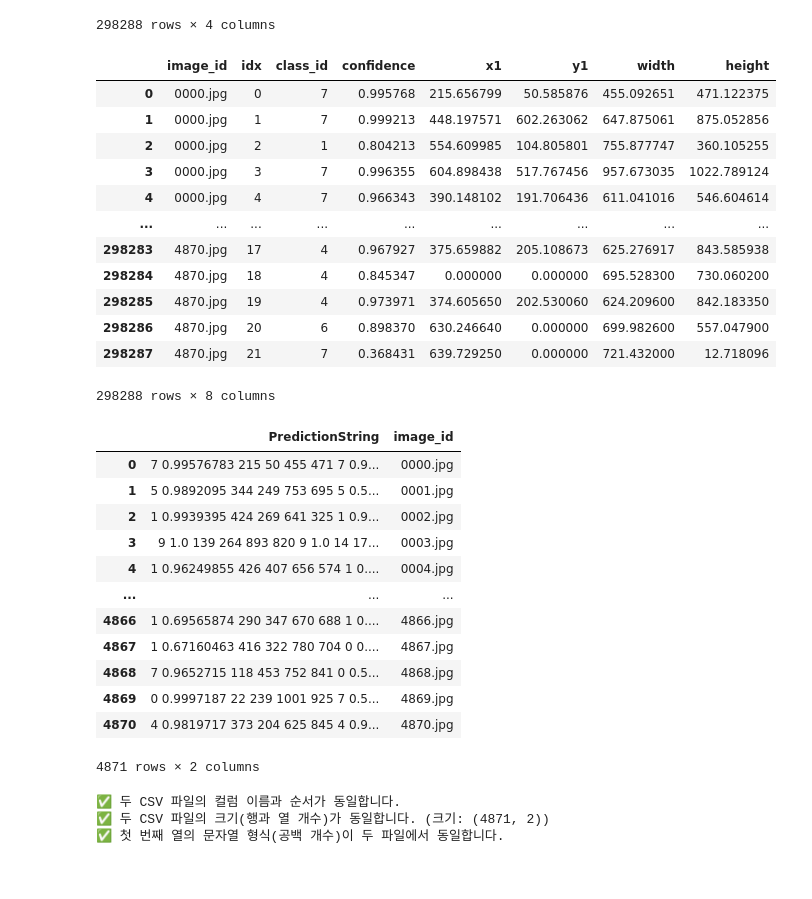
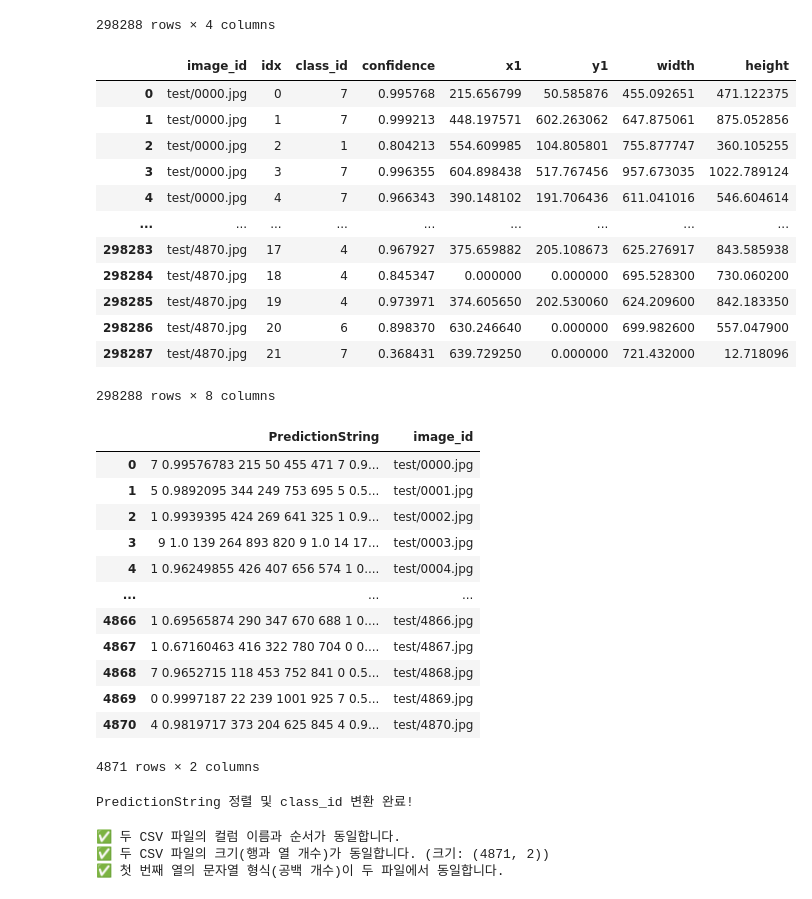
Before and after one commit to boostcampaitech7/level2-objectdetection-cv-18, a Jupyter notebook: 2-stages/classification/post_inference.ipynb, the cells around one changed output. Saved outputs shown, nothing was run; the diff lists cells and outputs as text; code cells hidden in the pictures.

```diff
--- a/2-stages/classification/post_inference.ipynb
+++ b/2-stages/classification/post_inference.ipynb
@@ -232,20 +232,21 @@ classification_df
 # %%
 split_df['class_id'] = classification_df['label_id']
 split_df['confidence'] = classification_df['cs']
+split_df['image_id'] = split_df['image_id'].apply(lambda x: f'test/{x}')
 split_df
 # %% [output]
 |  | image_id | idx | class_id | confidence | x1 | y1 | width | height |
-| 0 | 0000.jpg | 0 | 7 | 0.995768 | 215.656799 | 50.585876 | 455.092651 | 471.122375 |
-| 1 | 0000.jpg | 1 | 7 | 0.999213 | 448.197571 | 602.263062 | 647.875061 | 875.052856 |
-| 2 | 0000.jpg | 2 | 1 | 0.804213 | 554.609985 | 104.805801 | 755.877747 | 360.105255 |
-| 3 | 0000.jpg | 3 | 7 | 0.996355 | 604.898438 | 517.767456 | 957.673035 | 1022.789124 |
-| 4 | 0000.jpg | 4 | 7 | 0.966343 | 390.148102 | 191.706436 | 611.041016 | 546.604614 |
+| 0 | test/0000.jpg | 0 | 7 | 0.995768 | 215.656799 | 50.585876 | 455.092651 | 471.122375 |
+| 1 | test/0000.jpg | 1 | 7 | 0.999213 | 448.197571 | 602.263062 | 647.875061 | 875.052856 |
+| 2 | test/0000.jpg | 2 | 1 | 0.804213 | 554.609985 | 104.805801 | 755.877747 | 360.105255 |
+| 3 | test/0000.jpg | 3 | 7 | 0.996355 | 604.898438 | 517.767456 | 957.673035 | 1022.789124 |
+| 4 | test/0000.jpg | 4 | 7 | 0.966343 | 390.148102 | 191.706436 | 611.041016 | 546.604614 |
 | ... | ... | ... | ... | ... | ... | ... | ... | ... |
-| 298283 | 4870.jpg | 17 | 4 | 0.967927 | 375.659882 | 205.108673 | 625.276917 | 843.585938 |
-| 298284 | 4870.jpg | 18 | 4 | 0.845347 | 0.000000 | 0.000000 | 695.528300 | 730.060200 |
-| 298285 | 4870.jpg | 19 | 4 | 0.973971 | 374.605650 | 202.530060 | 624.209600 | 842.183350 |
-| 298286 | 4870.jpg | 20 | 6 | 0.898370 | 630.246640 | 0.000000 | 699.982600 | 557.047900 |
-| 298287 | 4870.jpg | 21 | 7 | 0.368431 | 639.729250 | 0.000000 | 721.432000 | 12.718096 |
+| 298283 | test/4870.jpg | 17 | 4 | 0.967927 | 375.659882 | 205.108673 | 625.276917 | 843.585938 |
+| 298284 | test/4870.jpg | 18 | 4 | 0.845347 | 0.000000 | 0.000000 | 695.528300 | 730.060200 |
+| 298285 | test/4870.jpg | 19 | 4 | 0.973971 | 374.605650 | 202.530060 | 624.209600 | 842.183350 |
+| 298286 | test/4870.jpg | 20 | 6 | 0.898370 | 630.246640 | 0.000000 | 699.982600 | 557.047900 |
+| 298287 | test/4870.jpg | 21 | 7 | 0.368431 | 639.729250 | 0.000000 | 721.432000 | 12.718096 |
 298288 rows × 8 columns
 # %%
 # original form 으로 변환
@@ -258,18 +259,47 @@ prediction_df = convert_to_prediction_string_format(split_df, output_csv_path)
 prediction_df
 # %% [output]
 |  | PredictionString | image_id |
-| 0 | 7 0.99576783 215 50 455 471 7 0.9... | 0000.jpg |
-| 1 | 5 0.9892095 344 249 753 695 5 0.5... | 0001.jpg |
-| 2 | 1 0.9939395 424 269 641 325 1 0.9... | 0002.jpg |
-| 3 | 9 1.0 139 264 893 820 9 1.0 14 17... | 0003.jpg |
-| 4 | 1 0.96249855 426 407 656 574 1 0.... | 0004.jpg |
+| 0 | 7 0.99576783 215 50 455 471 7 0.9... | test/0000.jpg |
+| 1 | 5 0.9892095 344 249 753 695 5 0.5... | test/0001.jpg |
+| 2 | 1 0.9939395 424 269 641 325 1 0.9... | test/0002.jpg |
+| 3 | 9 1.0 139 264 893 820 9 1.0 14 17... | test/0003.jpg |
+| 4 | 1 0.96249855 426 407 656 574 1 0.... | test/0004.jpg |
 | ... | ... | ... |
-| 4866 | 1 0.69565874 290 347 670 688 1 0.... | 4866.jpg |
-| 4867 | 1 0.67160463 416 322 780 704 0 0.... | 4867.jpg |
-| 4868 | 7 0.9652715 118 453 752 841 0 0.5... | 4868.jpg |
-| 4869 | 0 0.9997187 22 239 1001 925 7 0.5... | 4869.jpg |
-| 4870 | 4 0.9819717 373 204 625 845 4 0.9... | 4870.jpg |
+| 4866 | 1 0.69565874 290 347 670 688 1 0.... | test/4866.jpg |
+| 4867 | 1 0.67160463 416 322 780 704 0 0.... | test/4867.jpg |
+| 4868 | 7 0.9652715 118 453 752 841 0 0.5... | test/4868.jpg |
+| 4869 | 0 0.9997187 22 239 1001 925 7 0.5... | test/4869.jpg |
+| 4870 | 4 0.9819717 373 204 625 845 4 0.9... | test/4870.jpg |
 4871 rows × 2 columns
+# %%
+# PredictionString의 socre에 대해 정렬을 수행하는 함수
+def sort_prediction_string(prediction_string):
+    # 문자열을 숫자 리스트로 변환
+    data = list(map(float, prediction_string.split()))
+
+    # 6개의 요소마다 묶어 2D 리스트로 변환 (class_id, score, x_min, y_min, x_max, y_max)
+    bbox_list = [data[i:i+6] for i in range(0, len(data), 6)]
+
+    # 두 번째 요소(score)를 기준으로 내림차순 정렬
+    sorted_bbox_list = sorted(bbox_list, key=lambda x: x[1], reverse=True)
+
+    # 첫 번째 요소(class_id)는 int로, 나머지는 소수로 표현
+    sorted_data = []
+    for bbox in sorted_bbox_list:
+        sorted_data.append(f"{int(bbox[0])} {' '.join(map(str, bbox[1:]))}")
+
+    # 정렬된 PredictionString을 다시 문자열로 변환
+    return " ".join(sorted_data)
+
+# 각 행의 PredictionString에 함수 적용
+prediction_df['PredictionString'] = prediction_df['PredictionString'].apply(sort_prediction_string)
+
+# 결과를 새로운 CSV 파일로 저장
+prediction_df.to_csv('sorted_100_WBF_ATSS.csv', index=False)
+
+print("PredictionString 정렬 및 class_id 변환 완료!")
+# %% [output]
+PredictionString 정렬 및 class_id 변환 완료!
 # %%
 # 일치 여부 확인
 
```
Also changed, not shown: parts of 6 cells of this notebook.
